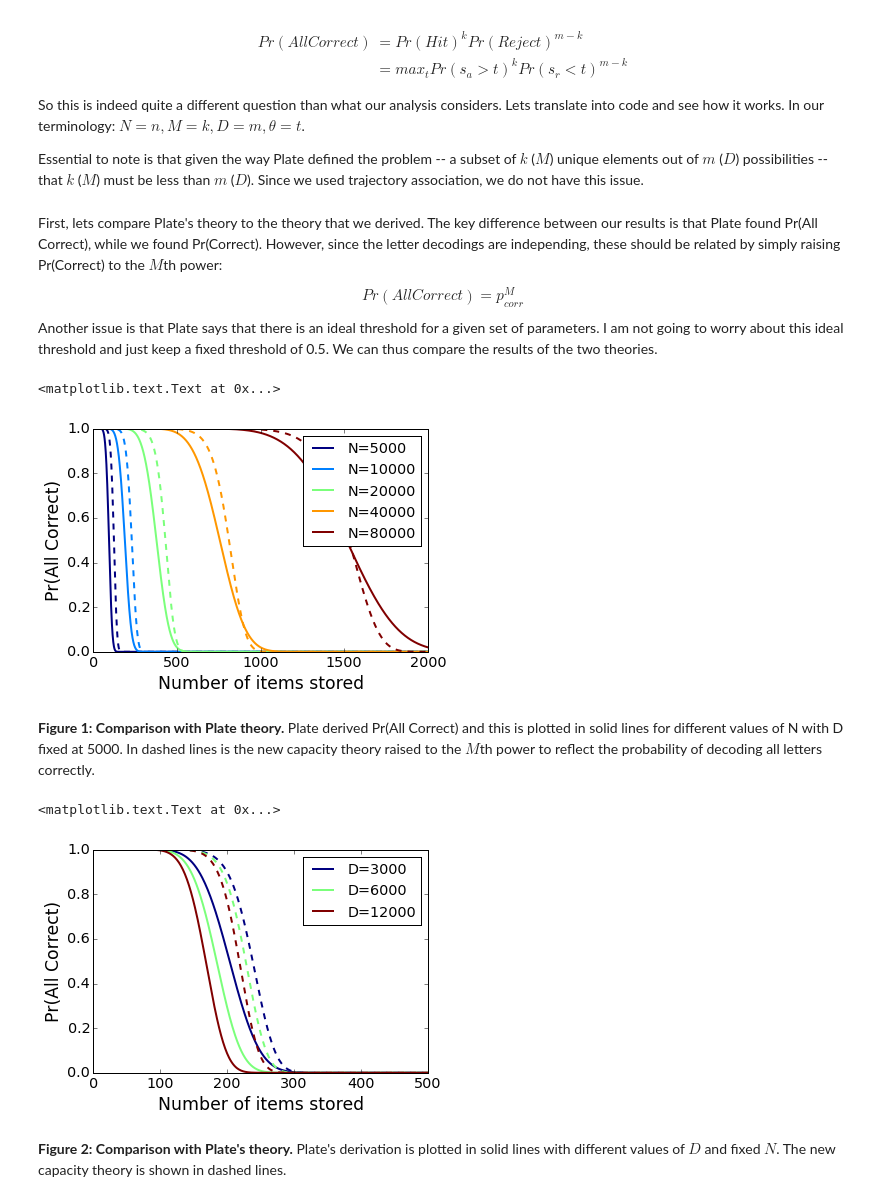
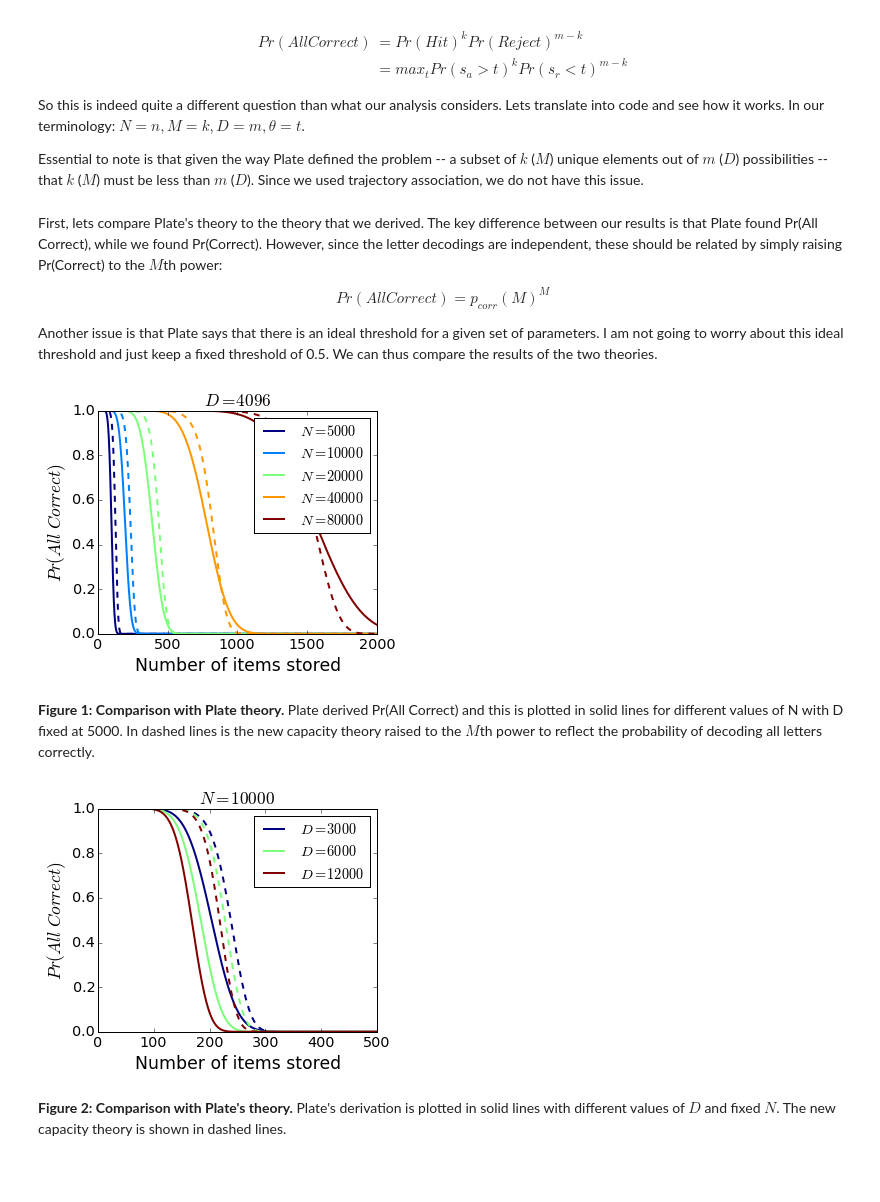
Before and after one commit to epaxon/HDlanguageDetection, a Jupyter notebook: hyperrnn_capacity-plate_derivation-160726.ipynb, the cells around one changed output. Saved outputs shown, nothing was run; the diff lists cells and outputs as text; code cells hidden in the pictures; blank space fills up the shorter version.

```diff
--- a/hyperrnn_capacity-plate_derivation-160726.ipynb
+++ b/hyperrnn_capacity-plate_derivation-160726.ipynb
@@ -93,47 +93,61 @@ def p_plate(M, N=10000, D=27, thresh=0.5, ares=2000):
 
     return psa**M * psr ** (D - M)
 # %% [markdown]
-First, lets compare Plate's theory to the theory that we derived. The key difference between our results is that Plate found Pr(All Correct), while we found Pr(Correct). However, since the letter decodings are independing, these should be related by simply raising Pr(Correct) to the $M$th power:
+First, lets compare Plate's theory to the theory that we derived. The key difference between our results is that Plate found Pr(All Correct), while we found Pr(Correct). However, since the letter decodings are independent, these should be related by simply raising Pr(Correct) to the $M$th power:
 
 $$
-Pr(All Correct) = p_{corr}^M
+Pr(All Correct) = p_{corr}(M)^M
 $$
+
 Another issue is that Plate says that there is an ideal threshold for a given set of parameters. I am not going to worry about this ideal threshold and just keep a fixed threshold of 0.5. We can thus compare the results of the two theories.
 # %%
+
+figure(figsize=(5,4))
+
 M = arange(2000)+1
-D = 5000
+D = 2**12
 test_N = [5000, 10000, 20000, 40000, 80000]
 
 cm = get_cmap('jet', len(test_N))
 
 for iN,N in enumerate(test_N):
-    plot(M, p_plate(M, N=N, D=D), lw=2, c=cm(iN), label="N=%i" % N)
+    plot(M, p_plate(M, N=N, D=D), lw=2, c=cm(iN), label="$N=%i$" % N)
     plot(M, p_hit(M, N=N, D=D)**M, '--', lw=2, c=cm(iN))
 
 legend(loc='upper right')
 xlabel('Number of items stored')
-ylabel('Pr(All Correct)')
+ylabel('$Pr(All\ Correct)$')
+title("$D=%i$" % D)
+
+savefig('figures/pr_all_correct-comparison-D=%i-n' % D + time.strftime('%y%m%d') + '.png', format='png', transparent=True)
+savefig('figures/pr_all_correct-comparison-D=%i-n' % D + time.strftime('%y%m%d') + '.eps', format='eps', transparent=True)
 # %% [output]
-<matplotlib.text.Text at 0x...>
-[figure, old version]
+[figure, new version]
 # %% [markdown]
 **Figure 1: Comparison with Plate theory.** Plate derived Pr(All Correct) and this is plotted in solid lines for different values of N with D fixed at 5000. In dashed lines is the new capacity theory raised to the $M$th power to reflect the probability of decoding all letters correctly.
 # %%
+
+figure(figsize=(5,4))
+
+N = 10000
 M = arange(500)+1
 test_D = [3000, 6000, 12000]
 
 cm = get_cmap('jet', len(test_D))
 
 for iD,D in enumerate(test_D):
-    plot(M, p_plate(M, D=D), lw=2, c=cm(iD), label="D=%i" % D)
-    plot(M, p_hit(M, D=D)**M, '--', lw=2, c=cm(iD))
+    plot(M, p_plate(M, D=D, N=N), lw=2, c=cm(iD), label="$D=%i$" % D)
+    plot(M, p_hit(M, D=D, N=N)**M, '--', lw=2, c=cm(iD))
 
 legend(loc='upper right')
 xlabel('Number of items stored')
-ylabel('Pr(All Correct)')
+ylabel('$Pr(All\ Correct)$')
+title("$N = %i$" % N)
+
+savefig('figures/pr_all_correct-comparison-N=%i-n' % N + time.strftime('%y%m%d') + '.png', format='png', transparent=True)
+savefig('figures/pr_all_correct-comparison-N=%i-n' % N + time.strftime('%y%m%d') + '.eps', format='eps', transparent=True)
 # %% [output]
-<matplotlib.text.Text at 0x...>
-[figure, old version]
+[figure, new version]
 # %% [markdown]
 **Figure 2: Comparison with Plate's theory.** Plate's derivation is plotted in solid lines with different values of $D$ and fixed $N$. The new capacity theory is shown in dashed lines.
 # %% [markdown]
```
Also changed, not shown: parts of 10 cells of this notebook, 3 other files.
